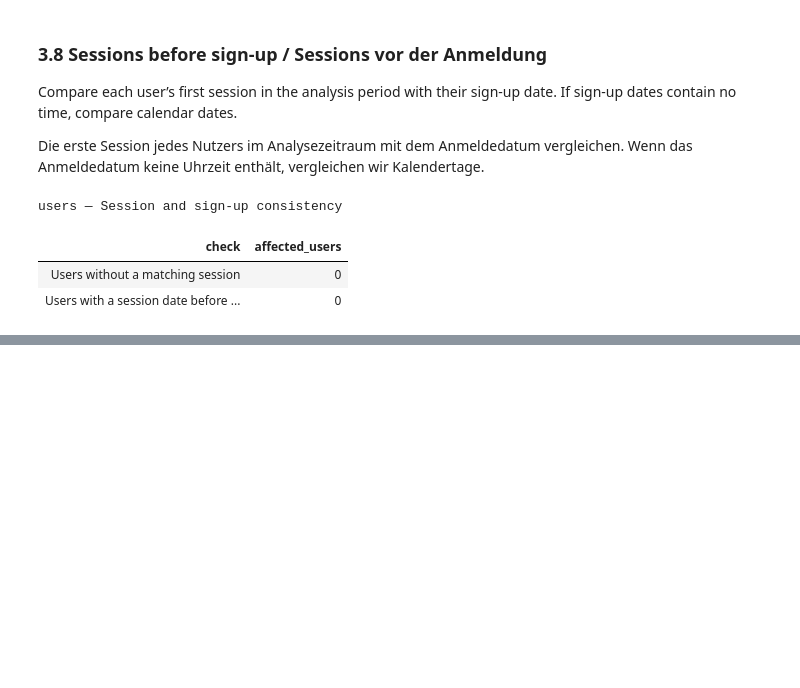
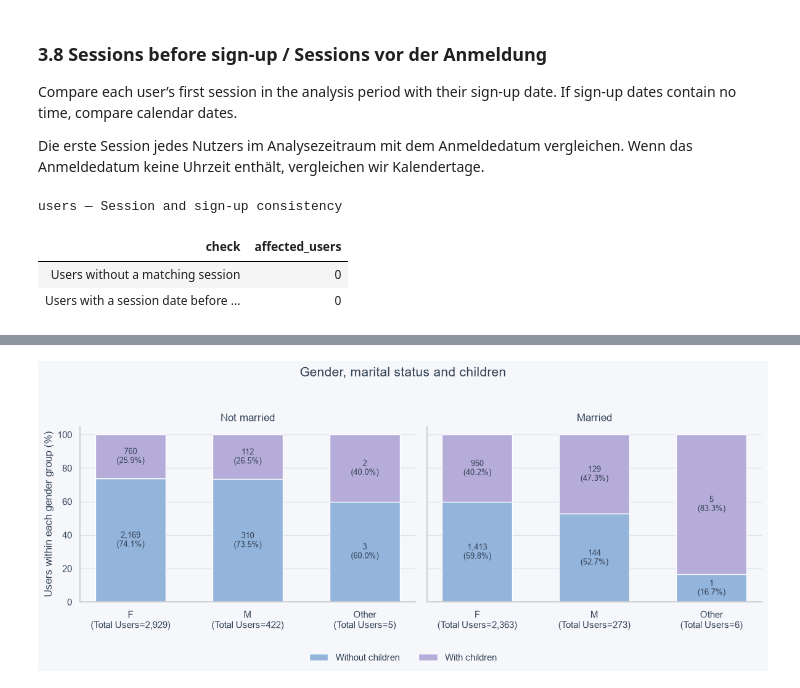
Before and after one commit to mperos1978/TravelTide, a Jupyter notebook: notebooks/01_eda.ipynb, the cells around one changed output, grey strips where cells are left out. Saved outputs shown, nothing was run; the diff lists cells and outputs as text; code cells hidden in the pictures; blank space fills up the shorter version.

```diff
--- a/notebooks/01_eda.ipynb
+++ b/notebooks/01_eda.ipynb
@@ -971,0 +1107,86 @@ users — Session and sign-up consistency
+# %%
+# compare children status by gender within each marital-status group
+# kinderstatus nach geschlecht innerhalb der familienstandsgruppen vergleichen
+gender_order = ["F", "M", "O"]
+gender_labels = ["F", "M", "Other"]
+
+fig, axes = plt.subplots(ncols=2, figsize=(12, 5), sharey=True)
+
+for ax, married, title in zip(
+    axes,
+    [False, True],
+    ["Not married", "Married"],
+):
+    subset = users_work.loc[users_work["married"].eq(married)]
+
+    counts = (
+        pd.crosstab(subset["gender"], subset["has_children"])
+        .reindex(
+            index=gender_order,
+            columns=[False, True],
+            fill_value=0,
+        )
+    )
+
+    totals = counts.sum(axis=1)
+    shares = counts.div(totals.replace(0, np.nan), axis=0).mul(100)
+    bottom = np.zeros(len(gender_order))
+    positions = np.arange(len(gender_order))
+
+    for children, label, color in [
+        (False, "Without children", COLORS["blue"]),
+        (True, "With children", COLORS["lavender"]),
+    ]:
+        heights = shares[children].fillna(0).to_numpy()
+
+        ax.bar(
+            positions,
+            heights,
+            bottom=bottom,
+            color=color,
+            label=label,
+            width=0.6,
+        )
+
+        for x, height, base, count in zip(
+            positions, heights, bottom, counts[children]
+        ):
+            if height > 0:
+                ax.text(
+                    x,
+                    base + height / 2,
+                    f"{count:,.0f}\n({height:.1f}%)",
+                    ha="center",
+                    va="center",
+                    fontsize=9,
+                    color=COLORS["text"],
+                )
+
+        bottom += heights
+
+    ax.set_xticks(
+        positions,
+        [
+            f"{label}\n(Total Users={total:,.0f})"
+            for label, total in zip(gender_labels, totals)
+        ],
+    )
+    ax.set(title=title, ylim=(0, 105))
+    ax.grid(axis="x", visible=False)
+
+axes[0].set_ylabel("Users within each gender group (%)")
+
+handles, labels = axes[0].get_legend_handles_labels()
+fig.legend(
+    handles,
+    labels,
+    loc="lower center",
+    ncol=2,
+    frameon=False,
+)
+
+fig.suptitle("Gender, marital status and children", fontsize=15)
+fig.tight_layout(rect=[0, 0.09, 1, 0.94])
+plt.show()
+# %% [output]
+[figure, added]
```
Also changed, not shown: parts of 11 cells of this notebook, 1 other file.
